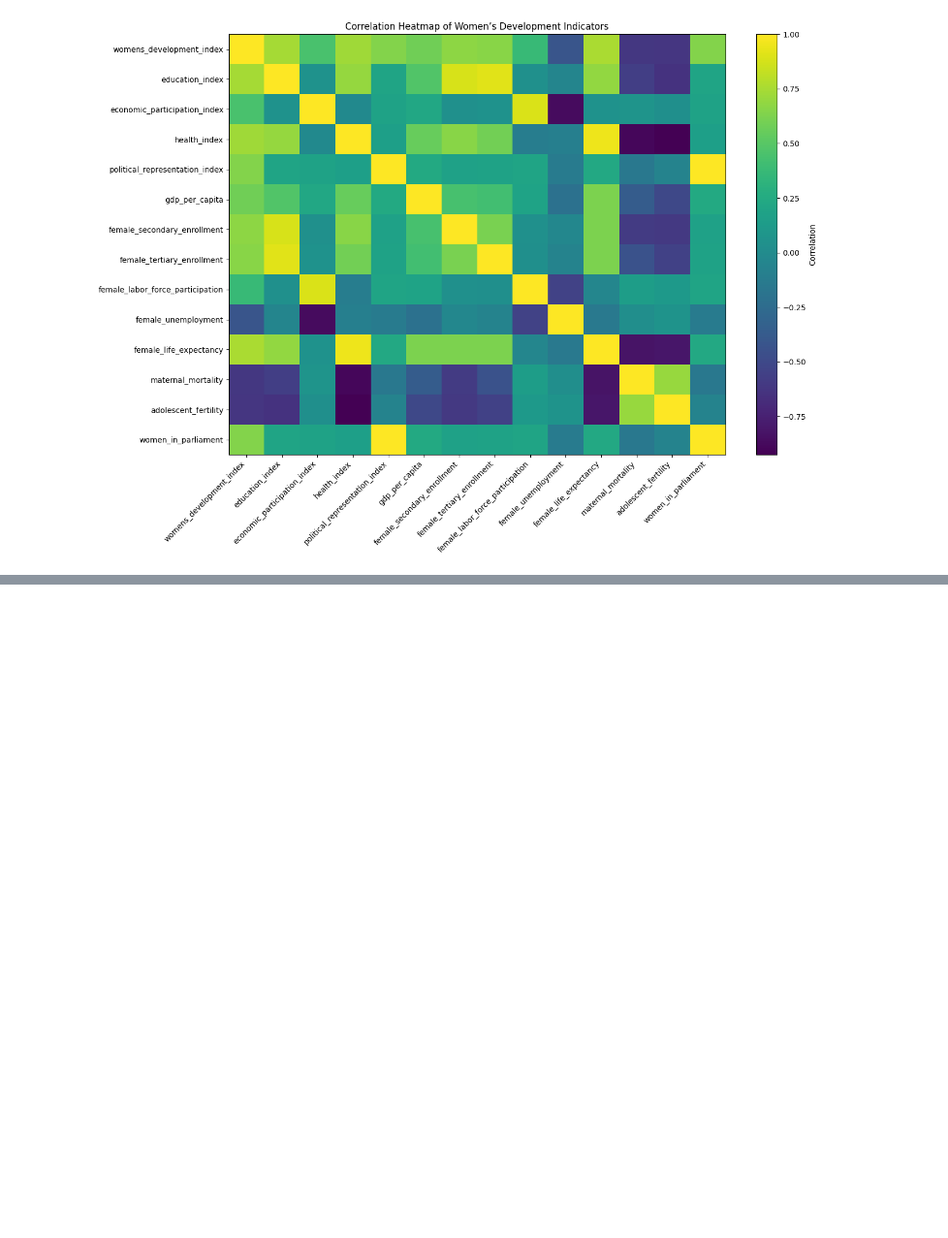
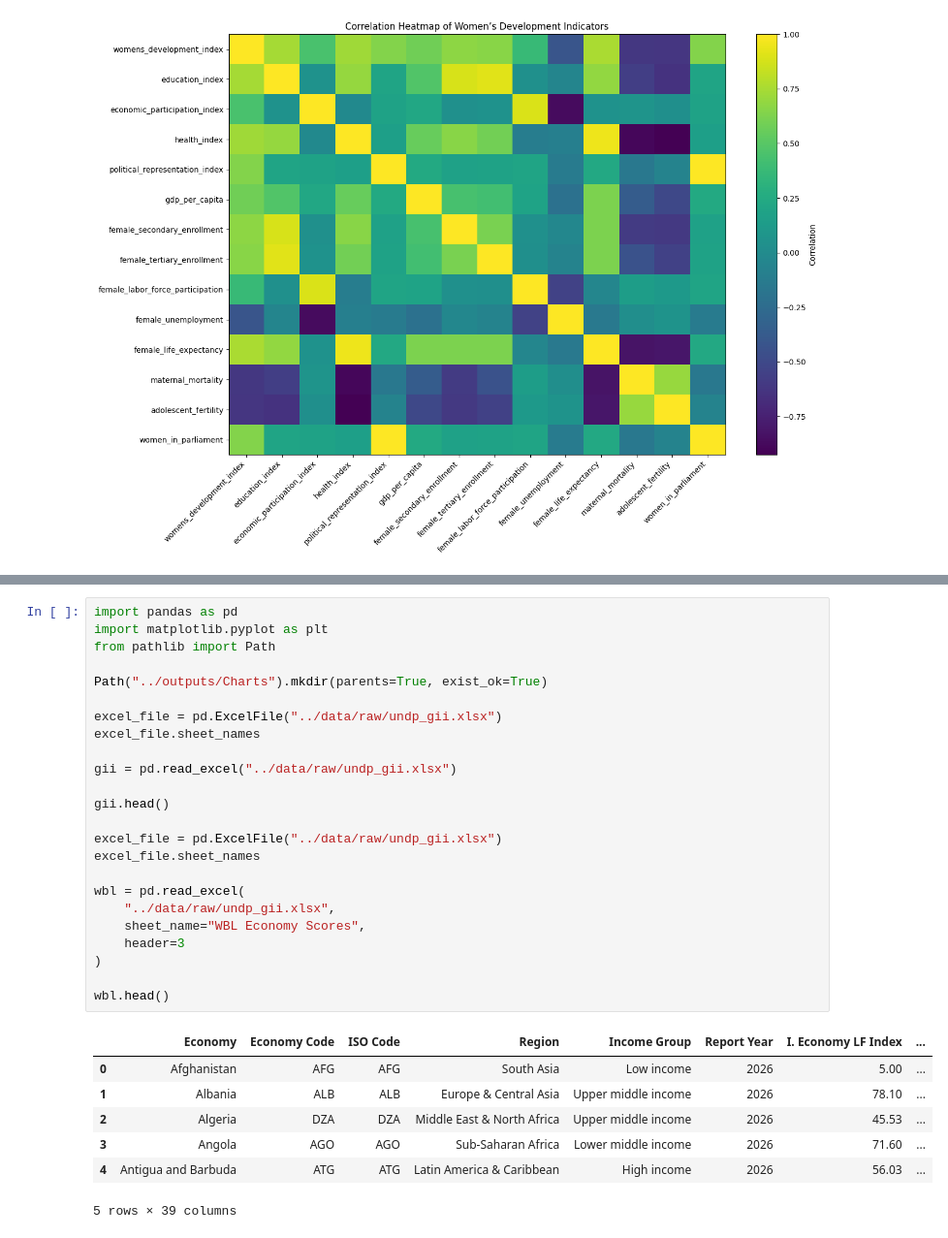
Before and after one commit to dianedalyop/Composite_IndicatorDAV_CA1, a Jupyter notebook: notebooks/visualisations_and_comparison.ipynb, the cells around one changed output, grey strips where cells are left out. Shown at 97% size. Cells and saved outputs as stored; diff of their text form; blank space fills up the shorter version.

```diff
--- a/notebooks/visualisations_and_comparison.ipynb
+++ b/notebooks/visualisations_and_comparison.ipynb
@@ -225,0 +228,32 @@ plt.show()
+# %%
+import pandas as pd
+import matplotlib.pyplot as plt
+from pathlib import Path
+
+Path("../outputs/Charts").mkdir(parents=True, exist_ok=True)
+
+excel_file = pd.ExcelFile("../data/raw/undp_gii.xlsx")
+excel_file.sheet_names
+
+gii = pd.read_excel("../data/raw/undp_gii.xlsx")
+
+gii.head()
+
+excel_file = pd.ExcelFile("../data/raw/undp_gii.xlsx")
+excel_file.sheet_names
+
+wbl = pd.read_excel(
+    "../data/raw/undp_gii.xlsx",
+    sheet_name="WBL Economy Scores",
+    header=3
+)
+
+wbl.head()
+# %% [output]
+|  | Economy | Economy Code | ISO Code | Region | Income Group | Report Year | I. Economy LF Index | ... |
+| 0 | Afghanistan | AFG | AFG | South Asia | Low income | 2026 | 5.00 | ... |
+| 1 | Albania | ALB | ALB | Europe & Central Asia | Upper middle income | 2026 | 78.10 | ... |
+| 2 | Algeria | DZA | DZA | Middle East & North Africa | Upper middle income | 2026 | 45.53 | ... |
+| 3 | Angola | AGO | AGO | Sub-Saharan Africa | Lower middle income | 2026 | 71.60 | ... |
+| 4 | Antigua and Barbuda | ATG | ATG | Latin America & Caribbean | High income | 2026 | 56.03 | ... |
+5 rows × 39 columns
```
Also changed, not shown: parts of 6 cells of this notebook, 4 other files.
